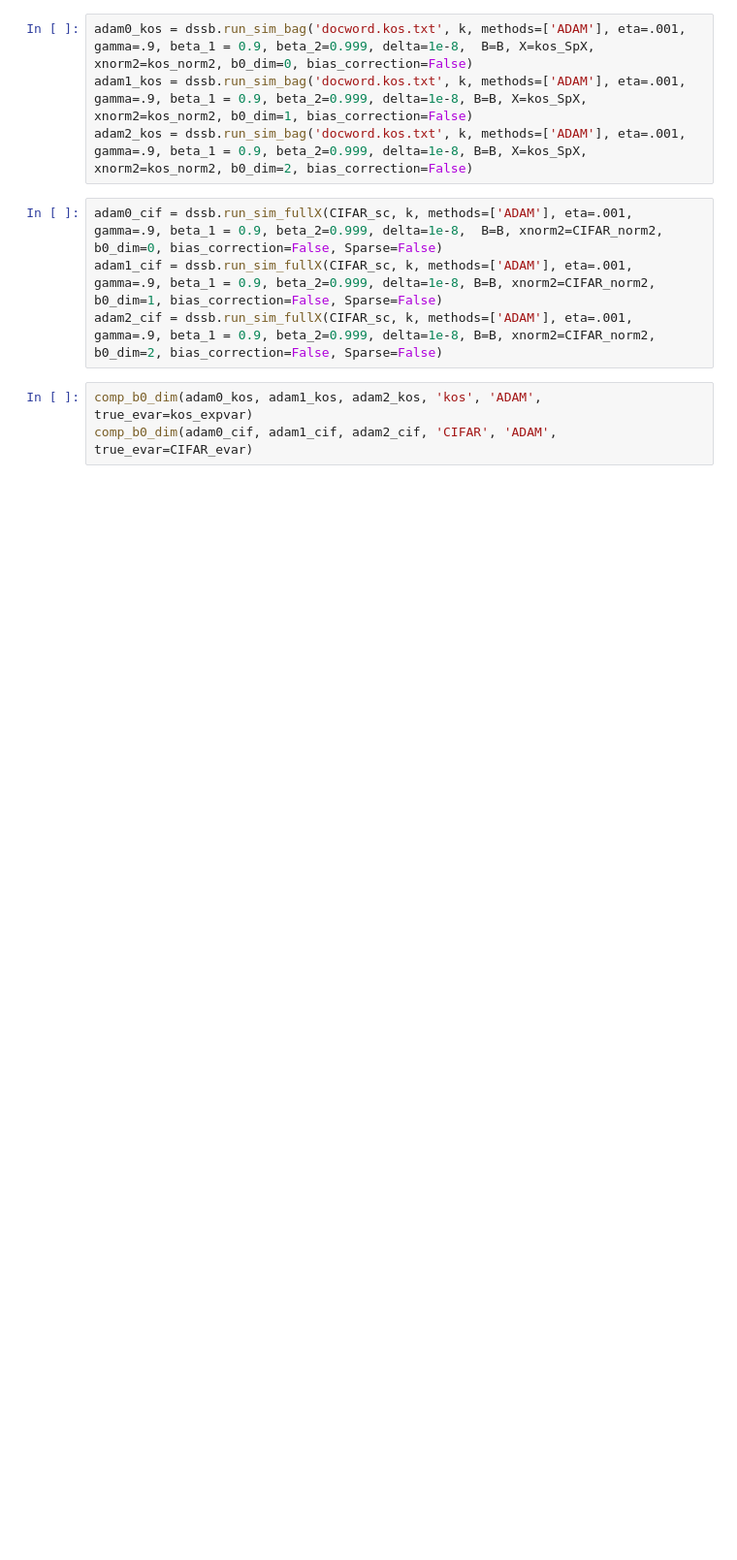
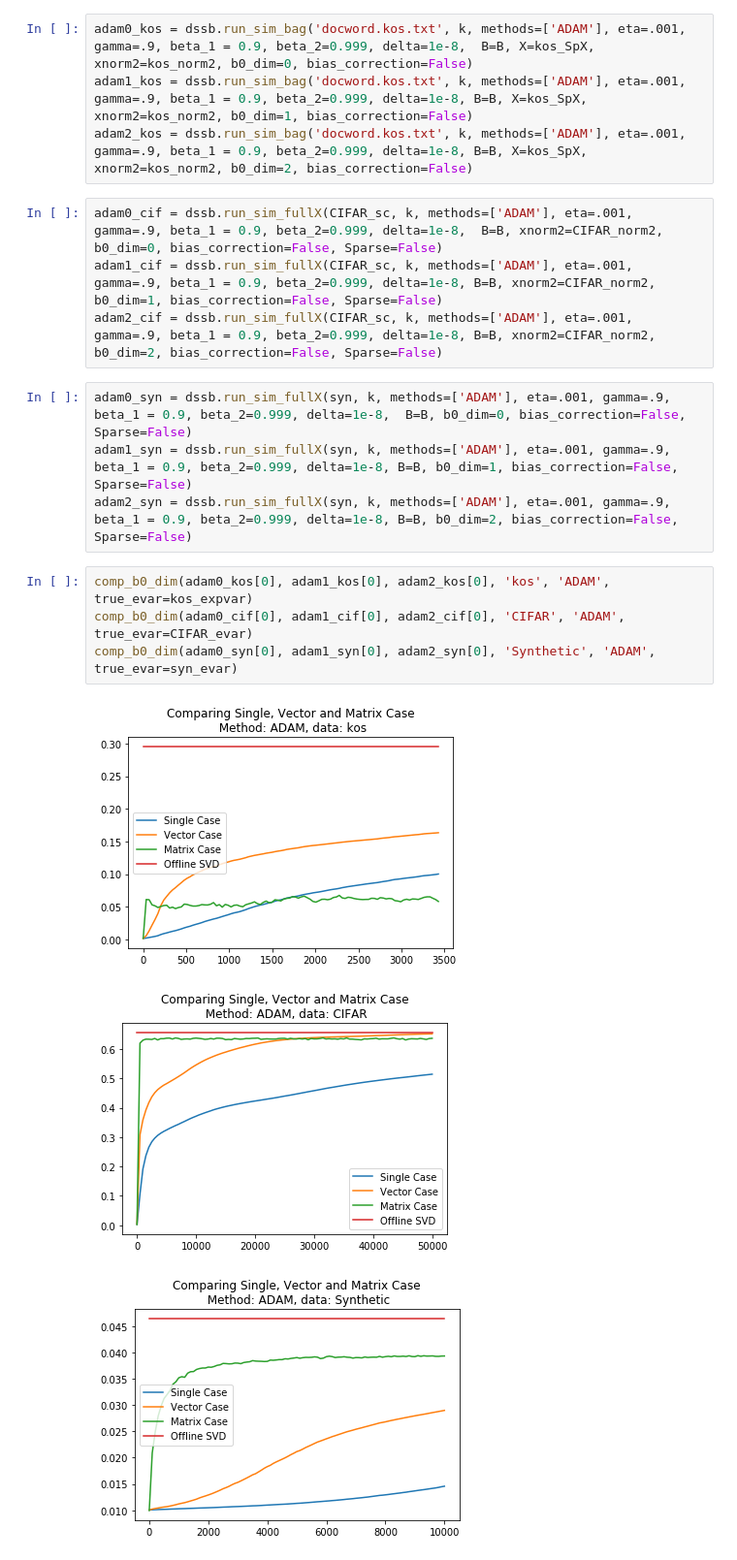
Before and after one commit to aamcbee/AdaOja, a Jupyter notebook: RMSProp, ADAM, AdaOja comparison.ipynb, the cells around one changed output. Shown at 97% size. Saved outputs shown, nothing was run; the diff lists cells and outputs as text; blank space fills up the shorter version.

```diff
--- a/RMSProp, ADAM, AdaOja comparison.ipynb
+++ b/RMSProp, ADAM, AdaOja comparison.ipynb
@@ -174,6 +181,15 @@ adam2_kos = dssb.run_sim_bag('docword.kos.txt', k, methods=['ADAM'], eta=.001, g
 adam0_cif = dssb.run_sim_fullX(CIFAR_sc, k, methods=['ADAM'], eta=.001, gamma=.9, beta_1 = 0.9, beta_2=0.999, delta=1e-8,  B=B, xnorm2=CIFAR_norm2, b0_dim=0, bias_correction=False, Sparse=False)
 adam1_cif = dssb.run_sim_fullX(CIFAR_sc, k, methods=['ADAM'], eta=.001, gamma=.9, beta_1 = 0.9, beta_2=0.999, delta=1e-8, B=B, xnorm2=CIFAR_norm2, b0_dim=1, bias_correction=False, Sparse=False)
 adam2_cif = dssb.run_sim_fullX(CIFAR_sc, k, methods=['ADAM'], eta=.001, gamma=.9, beta_1 = 0.9, beta_2=0.999, delta=1e-8, B=B, xnorm2=CIFAR_norm2, b0_dim=2, bias_correction=False, Sparse=False)
+# %%
+adam0_syn = dssb.run_sim_fullX(syn, k, methods=['ADAM'], eta=.001, gamma=.9, beta_1 = 0.9, beta_2=0.999, delta=1e-8,  B=B, b0_dim=0, bias_correction=False, Sparse=False)
+adam1_syn = dssb.run_sim_fullX(syn, k, methods=['ADAM'], eta=.001, gamma=.9, beta_1 = 0.9, beta_2=0.999, delta=1e-8, B=B, b0_dim=1, bias_correction=False, Sparse=False)
+adam2_syn = dssb.run_sim_fullX(syn, k, methods=['ADAM'], eta=.001, gamma=.9, beta_1 = 0.9, beta_2=0.999, delta=1e-8, B=B, b0_dim=2, bias_correction=False, Sparse=False)
 # %%
-comp_b0_dim(adam0_kos, adam1_kos, adam2_kos, 'kos', 'ADAM', true_evar=kos_expvar)
-comp_b0_dim(adam0_cif, adam1_cif, adam2_cif, 'CIFAR', 'ADAM', true_evar=CIFAR_evar)
+comp_b0_dim(adam0_kos[0], adam1_kos[0], adam2_kos[0], 'kos', 'ADAM', true_evar=kos_expvar)
+comp_b0_dim(adam0_cif[0], adam1_cif[0], adam2_cif[0], 'CIFAR', 'ADAM', true_evar=CIFAR_evar)
+comp_b0_dim(adam0_syn[0], adam1_syn[0], adam2_syn[0], 'Synthetic', 'ADAM', true_evar=syn_evar)
+# %% [output]
+[figure, added]
+[figure, added]
+[figure, added]
```
Also changed, not shown: parts of 37 cells of this notebook, 2 other files.
